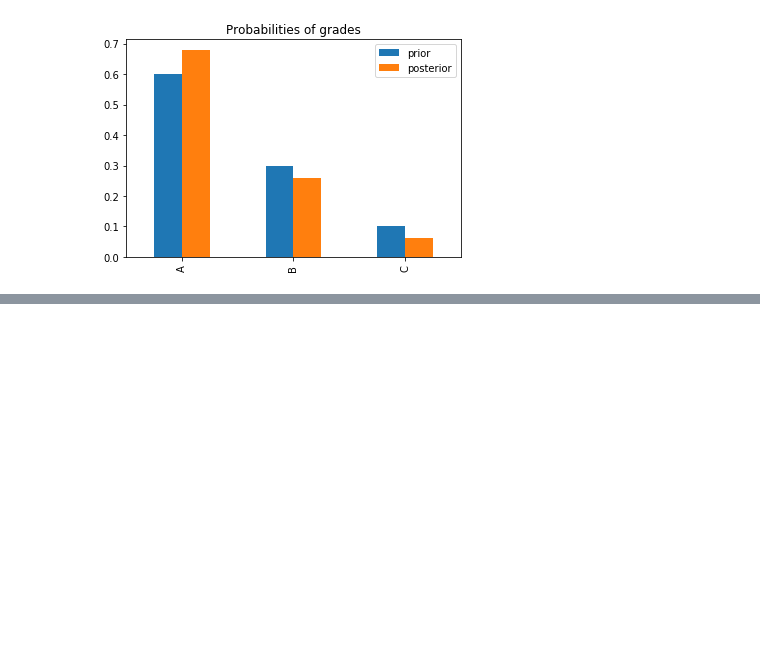
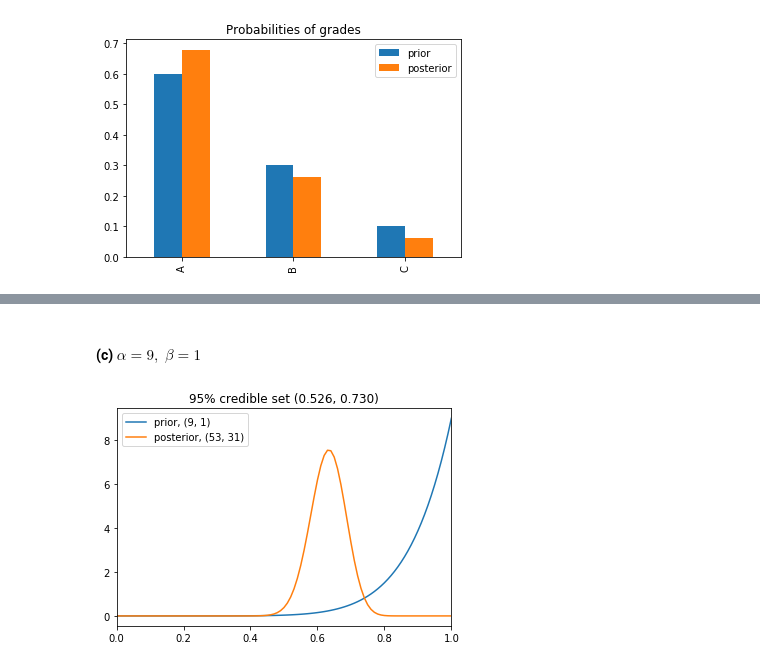
Before and after one commit to arcadynovosyolov/adv_statist_techniques, a Jupyter notebook: bayesian_analysis/simple_bayes.ipynb, the cells around one changed output, grey strips where cells are left out. Drawn from its saved outputs; the diff is of its cells as text; code cells hidden in the pictures; blank space fills up the shorter version.

```diff
--- a/bayesian_analysis/simple_bayes.ipynb
+++ b/bayesian_analysis/simple_bayes.ipynb
@@ -150,0 +203,6 @@ savefig('prob_grades.png');
+# %% [markdown]
+#### (c) $\alpha=9,\;\beta=1$
+# %%
+plot_one(alpha=9, beta=1)
+# %% [output]
+[figure, added]
```
Also changed, not shown: parts of 21 cells of this notebook.
